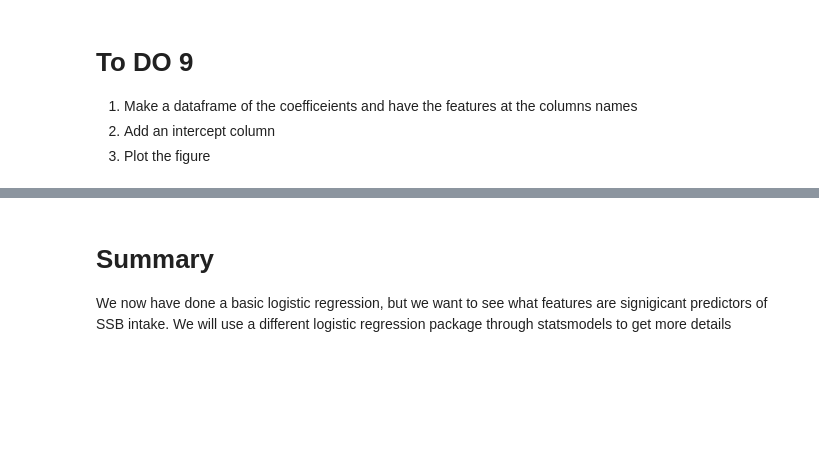
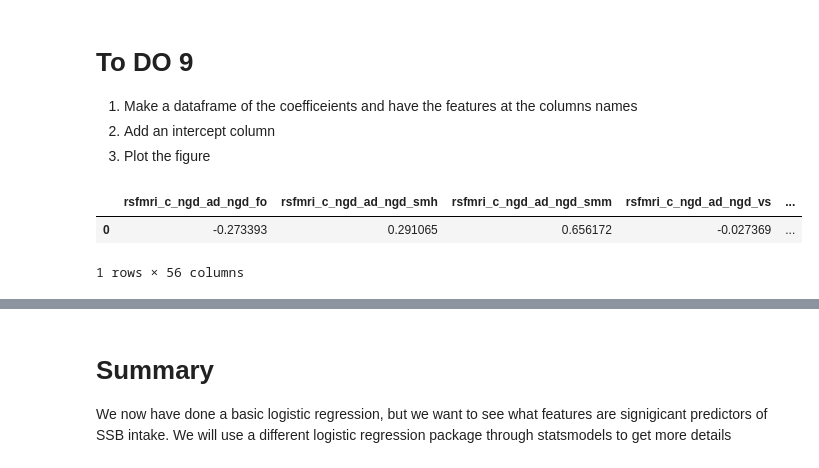
Before and after one commit to grace-shearrer/SSIB-2024, a Jupyter notebook: SSBneuroAnalysis-YANA2DO.ipynb, the cells around one changed output, grey strips where cells are left out. Drawn from its saved outputs; the diff is of its cells as text; code cells hidden in the pictures; blank space fills up the shorter version.

```diff
--- a/SSBneuroAnalysis-YANA2DO.ipynb
+++ b/SSBneuroAnalysis-YANA2DO.ipynb
@@ -573,6 +573,18 @@ Accuracy: 0.45698924731182794
 1. Make a dataframe of the coefficeients and have the features at the columns names
 2. Add an intercept column
 3. Plot the figure
+# %%
+# 1. Make a dataframe of the coefficients and have the features as the column names
+coeff_df = pd.DataFrame(coefficients, columns=X_regression.columns)
+
+# 2. Add an intercept column
+coeff_df['intercept'] = intercepts
+
+coeff_df
+# %% [output]
+|  | rsfmri_c_ngd_ad_ngd_fo | rsfmri_c_ngd_ad_ngd_smh | rsfmri_c_ngd_ad_ngd_smm | rsfmri_c_ngd_ad_ngd_vs | ... |
+| 0 | -0.273393 | 0.291065 | 0.656172 | -0.027369 | ... |
+1 rows × 56 columns
 # %%
 plt.figure(figsize=(10, 6))
 sns.heatmap(coeff_df.iloc[:, :-1], annot=False, cmap='coolwarm')  # Exclude intercepts for visualization
```
Also changed, not shown: parts of 55 cells of this notebook.
